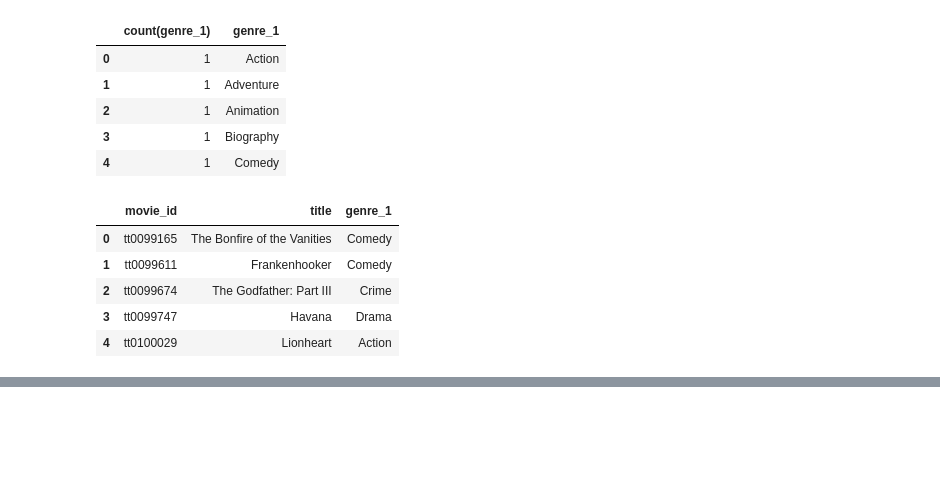
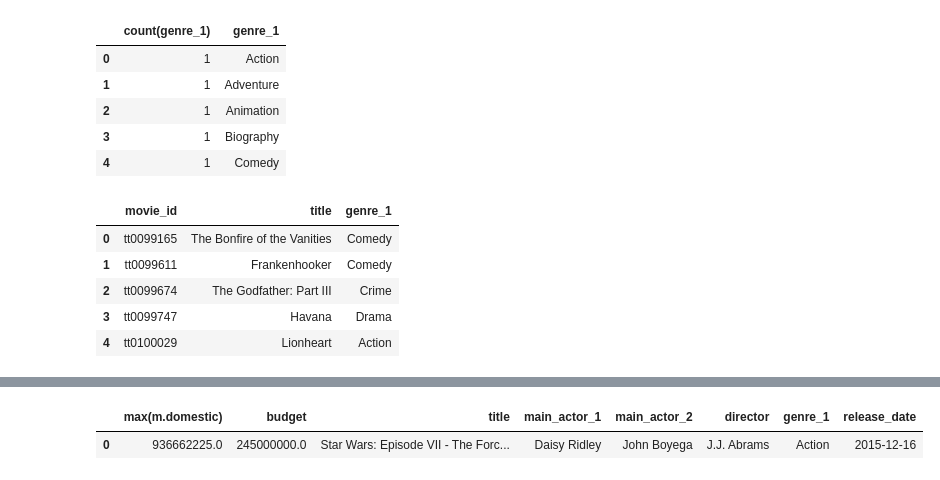
Before and after one commit to JaimeStarling/Project_Group_Five, a Jupyter notebook: Nasreen's Work/Database/Create_SQLite_Movies.ipynb, the cells around one changed output, grey strips where cells are left out. Cells and saved outputs as stored; diff of their text form; code cells hidden in the pictures; blank space fills up the shorter version.

```diff
--- a/Nasreen's Work/Database/Create_SQLite_Movies.ipynb
+++ b/Nasreen's Work/Database/Create_SQLite_Movies.ipynb
@@ -493,0 +549,24 @@ df9.head()
+# %%
+conn = engine.connect()
+
+query = """
+    SELECT
+    max(m.domestic),
+    m.budget,
+    m.title,
+    m.main_actor_1,
+    m.main_actor_2,
+    d.director,
+    g.genre_1,
+    m.release_date
+    FROM
+   movies_data as m
+    INNER JOIN genre_details as g ON m.genre_id = g.genre_id
+    INNER JOIN director_details as d ON m.director_id = d.director_id
+
+    """
+df12 = pd.read_sql(query, conn)
+df12
+# %% [output]
+|  | max(m.domestic) | budget | title | main_actor_1 | main_actor_2 | director | genre_1 | release_date |
+| 0 | 936662225.0 | 245000000.0 | Star Wars: Episode VII - The Forc... | Daisy Ridley | John Boyega | J.J. Abrams | Action | 2015-12-16 |
```
Also changed, not shown: parts of 4 cells of this notebook.
